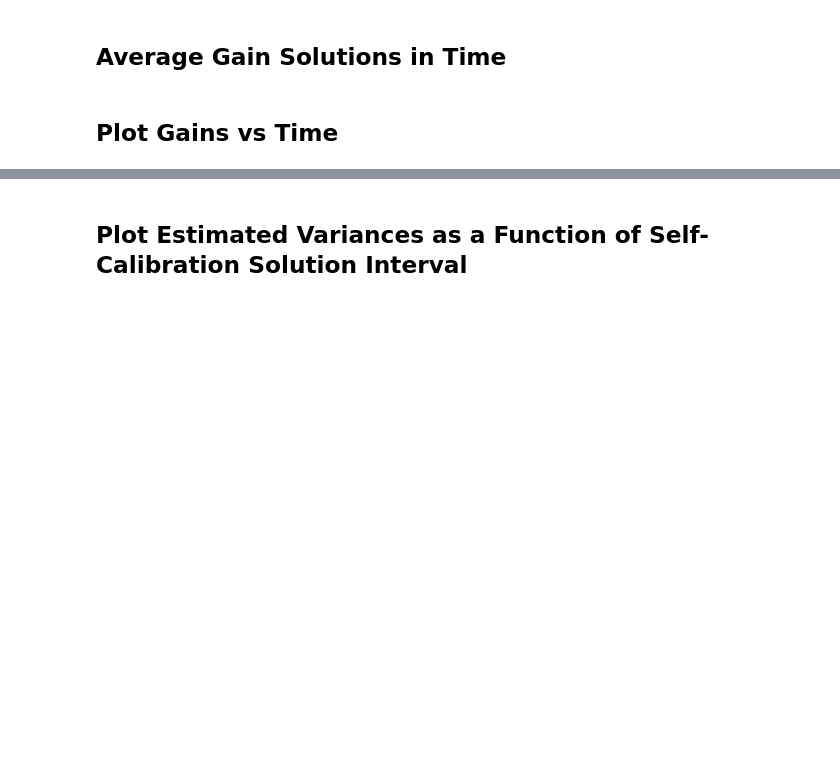
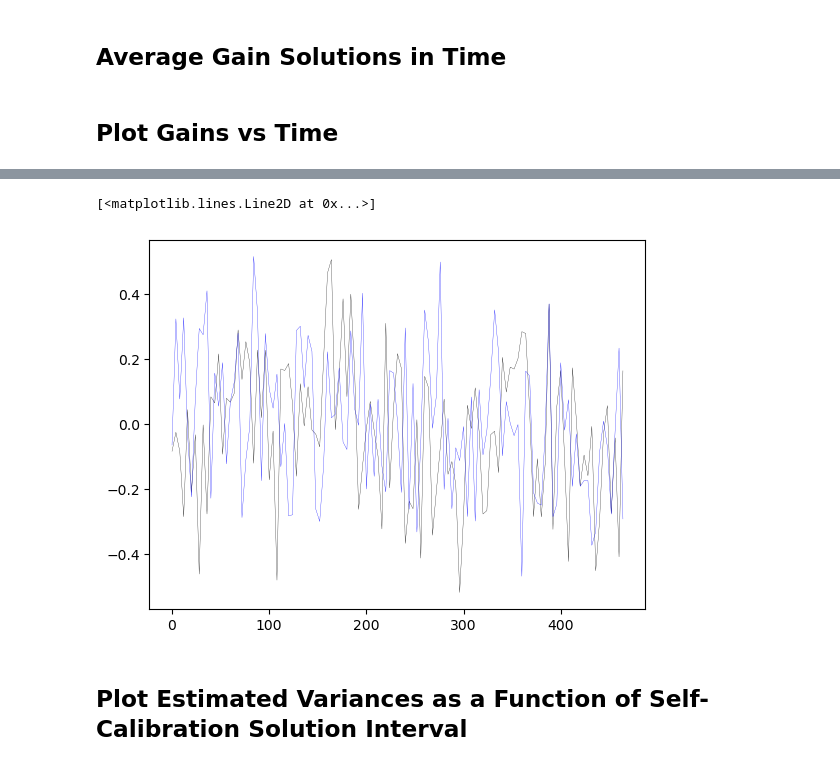
Before and after one commit to pm-keller/qsoimg, a Jupyter notebook: nbooks/solint.ipynb, the cells around one changed output, grey strips where cells are left out. Saved outputs shown, nothing was run; the diff lists cells and outputs as text; code cells hidden in the pictures; blank space fills up the shorter version.

```diff
--- a/nbooks/solint.ipynb
+++ b/nbooks/solint.ipynb
@@ -265,3 +264,9 @@ plt.legend(fancybox=False)
+# %%
+plt.plot(t_array, np.imag(data_nt_list[0][..., 0, antenna]), label=r"$t_\mathrm{sol}=4\,$s", color="k", linewidth=0.2)
+plt.plot(t_array, np.imag(data_nt_list[0][..., 1, antenna]), label=r"$t_\mathrm{sol}=4\,$s", color="b", linewidth=0.2)
+# %% [output]
+[<matplotlib.lines.Line2D at 0x...>]
+[figure, added]
 # %% [markdown]
 ## Plot Estimated Variances as a Function of Self-Calibration Solution Interval
 # %%
```
Also changed, not shown: parts of 17 cells of this notebook, 1 other file.
